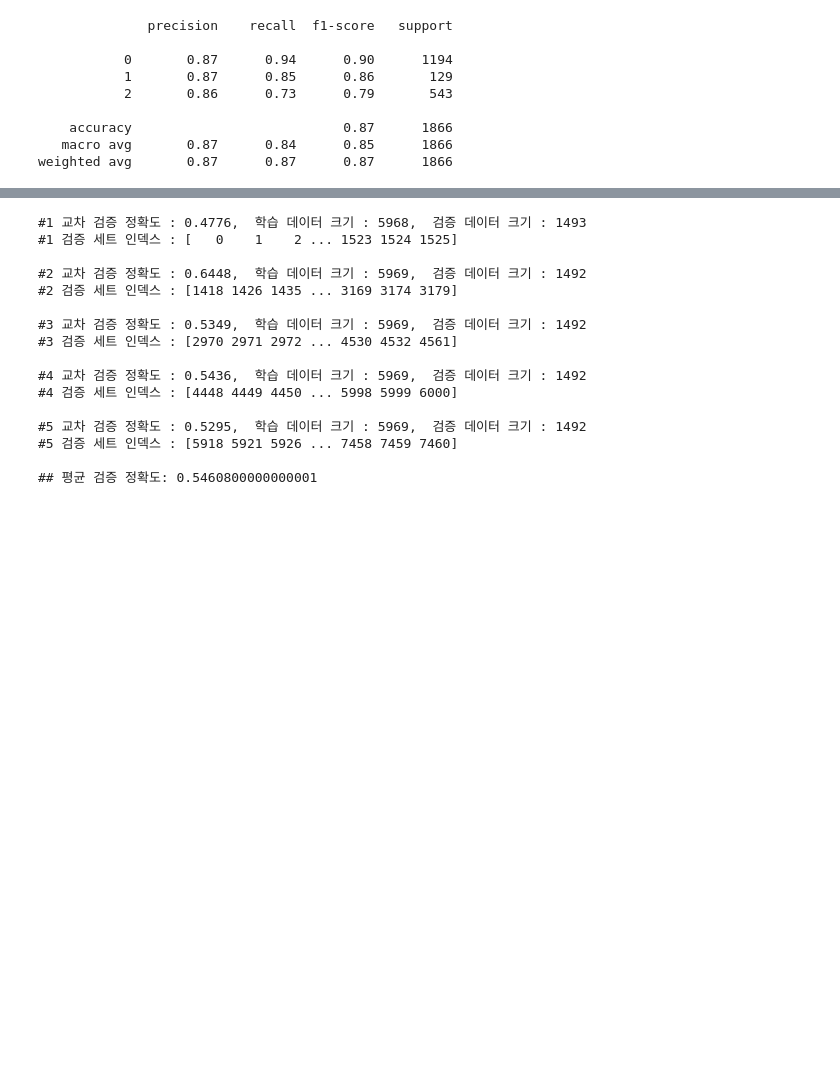
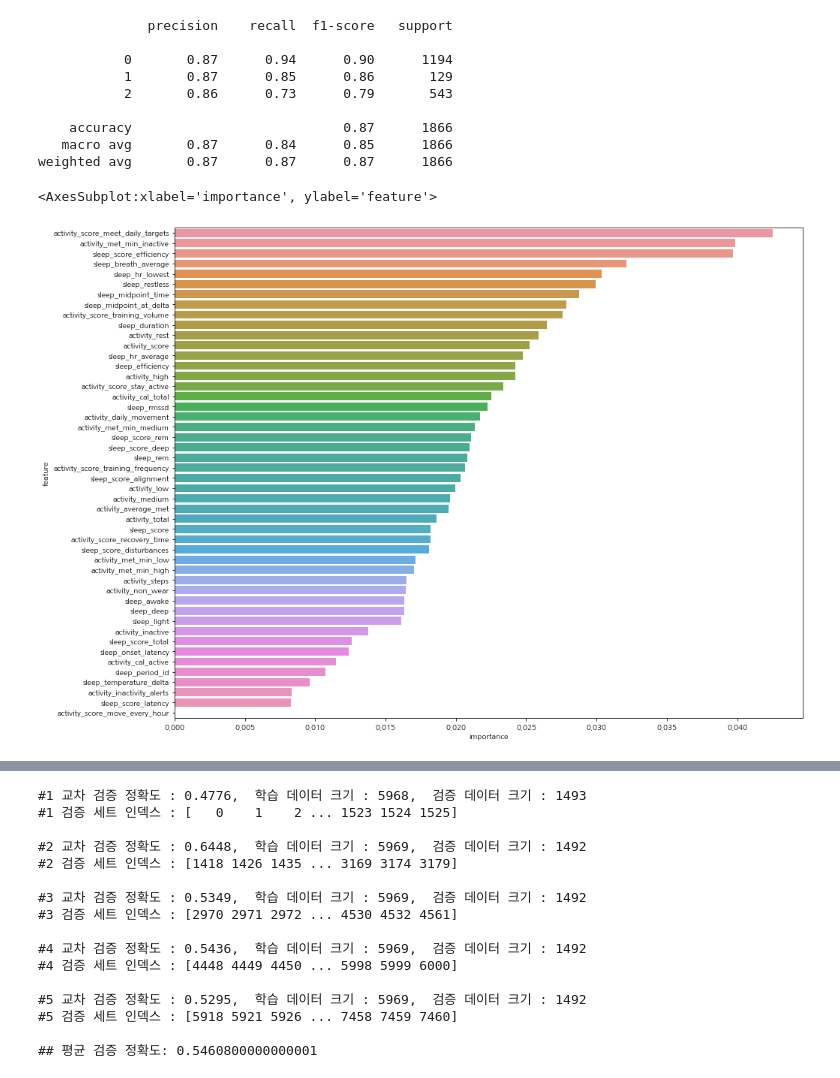
Before and after one commit to NumpyGonHey/Dementia_clf, a Jupyter notebook: dolphin/baseline.ipynb, the cells around one changed output, grey strips where cells are left out. Cells and saved outputs as stored; diff of their text form; code cells hidden in the pictures; blank space fills up the shorter version.

```diff
--- a/dolphin/baseline.ipynb
+++ b/dolphin/baseline.ipynb
@@ -521,0 +774,5 @@ weighted avg       0.89      0.88      0.88      1866
+# %%
+# feature importance 에서 순위가 낮은 19개의 변수를 없애고 상위 30개의 변수에 대해서만 학습해 봅시다
+not_necessary = feature_importance.tail(18)["feature"].values
+print(len(not_necessary))
+print(not_necessary)
@@ -521,0 +800,25 @@ weighted avg       0.89      0.88      0.88      1866
+# %%
+model_ab2 = AdaBoostClassifier()
+
+kfold = StratifiedKFold(n_splits=5)
+cv_accuracy = []
+n_iter =0
+
+for train_index, test_index in kfold.split(tr_val_X, tr_val_y):  # feautres 데이터를 위에서 지정한 kfold 숫자로 분할
+    x_train, x_test = input_data_X2.iloc[train_index], input_data_X2.iloc[test_index]
+    y_train, y_test = input_data_y[train_index], input_data_y[test_index]
+
+    model_ab2.fit(x_train, y_train)
+    pred = model_ab2.predict(x_test)
+    n_iter += 1
+
+    accuracy = np.round(accuracy_score(y_test, pred), 4) # 소수점 4자리 반올림
+    train_size = x_train.shape[0]
+    test_size = x_test.shape[0]
+
+    print('\n#{0} 교차 검증 정확도 : {1},  학습 데이터 크기 : {2},  검증 데이터 크기 : {3}'
+          .format(n_iter, accuracy, train_size, test_size))
+    print('#{0} 검증 세트 인덱스 : {1}'.format(n_iter,test_index))
+    cv_accuracy.append(accuracy)
+
+print('\n## 평균 검증 정확도:', np.mean(cv_accuracy))
@@ -582,3 +910,19 @@ print(classification_report(test_y, pred_xgb))
     accuracy                           0.87      1866
    macro avg       0.87      0.84      0.85      1866
 weighted avg       0.87      0.87      0.87      1866
+# %%
+# XGB, LGBM과 같은 Gradient Boosting 계열의 모델은 feature importance를 계산하는 여러가지 option이 존재
+# default 는 gain/total gain
+# gain/total gain : featur가 모델 예측에 어느정도 영향을 미쳤는가를 측정하는 방법
+# 특정 feature로 분기되었을 때 얻는 성능 상의 이득을 계산 (gini impurity와 비슷)
+# 이밖의 option -> cover/total cover, weight
+# 자세한 것은 https://hongl.tistory.com/131
+feature_importance_xgb = pd.DataFrame(test_X.columns, columns=["feature"])
+feature_importance_xgb["importance"] = model_xgb.feature_importances_
+feature_importance_xgb = feature_importance_xgb.sort_values(by=["importance"], ascending=False)
+
+plt.figure(figsize = (15,12))
+sns.barplot(data=feature_importance_xgb, x="importance", y="feature")
+# %% [output]
+<AxesSubplot:xlabel='importance', ylabel='feature'>
+[figure, added]
```
Also changed, not shown: parts of 100 cells of this notebook.
